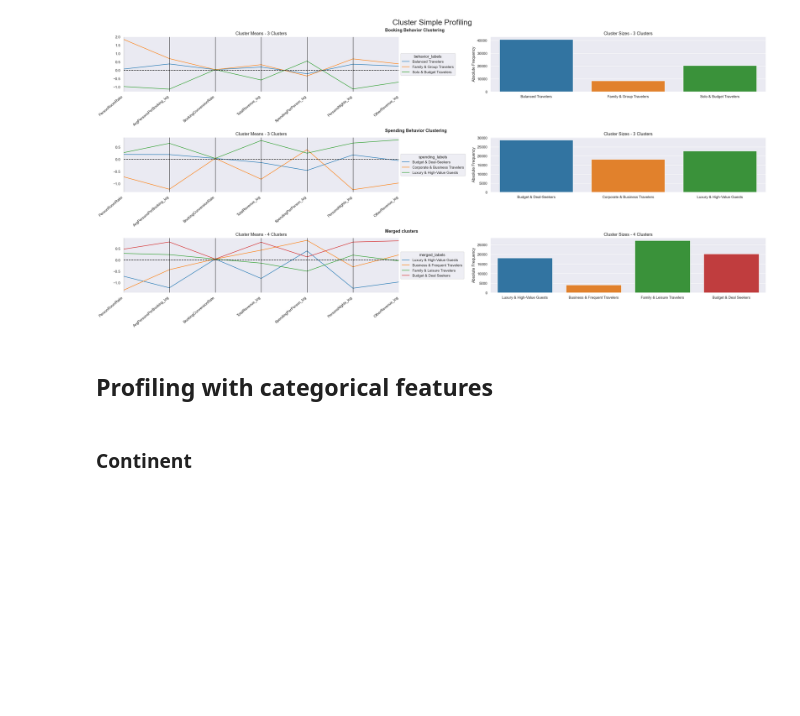
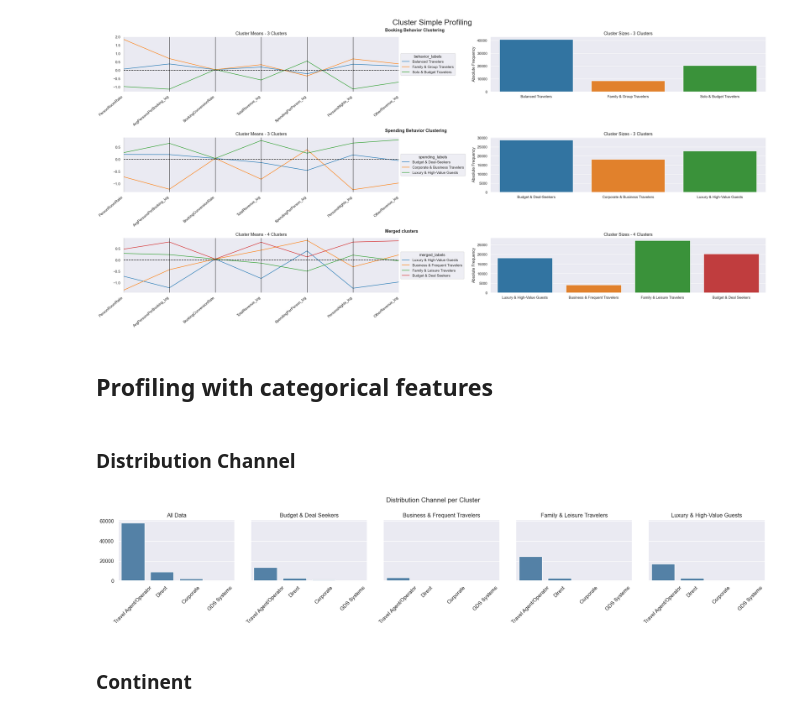
Before and after one commit to ruitj/BC_NOVA_Case1, a Jupyter notebook: BC_Final_P2.ipynb, the cells around one changed output. Cells and saved outputs as stored; diff of their text form; code cells hidden in the pictures; blank space fills up the shorter version.

```diff
--- a/BC_Final_P2.ipynb
+++ b/BC_Final_P2.ipynb
@@ -1202,6 +1213,42 @@ new_cat_cols = [['Continent', 'AgeGroup',
                  'DistanceElevatorAsked',
                  'AccompanyingGuest',
                  "MultipleRooms"]]
+# %% [markdown]
+### Distribution Channel
+# %%
+# Count the number of occurrences of each continent per cluster
+Distribution_Channel = df.groupby("merged_labels")["DistributionChannel"].value_counts().unstack().fillna(0)
+
+# Sort continents based on total occurrences across all clusters
+channel_preference = df["DistributionChannel"].value_counts().index
+
+# Create subplots
+fig, axes = plt.subplots(1, len(Distribution_Channel.index) + 1, figsize=(20, 4), sharey=True)
+
+# Plot for all data using the new ordering
+sns.barplot(
+    x=channel_preference,
+    y=df["DistributionChannel"].value_counts()[channel_preference].values,
+    ax=axes[0], color="steelblue"
+)
+axes[0].set_title("All Data")
+axes[0].set_xlabel("")
+axes[0].tick_params(axis='x', rotation=45)
+
+# Plot each cluster separately using the sorted order
+for idx, (cluster, data) in enumerate(Distribution_Channel.iterrows(), start=1):
+    ordered_data = data.reindex(channel_preference)  # Ensure same ordering as all data
+    sns.barplot(x=ordered_data.index, y=ordered_data.values, ax=axes[idx], color="steelblue")
+    axes[idx].set_title(cluster)
+    axes[idx].set_xlabel("")
+    axes[idx].tick_params(axis='x', rotation=45)
+
+# Adjust layout
+fig.suptitle("Distribution Channel per Cluster", fontsize=14)
+plt.tight_layout()
+plt.show()
+# %% [output]
+[figure, added]
 # %% [markdown]
 ### Continent
 # %%
```
Also changed, not shown: parts of 18 cells of this notebook.
